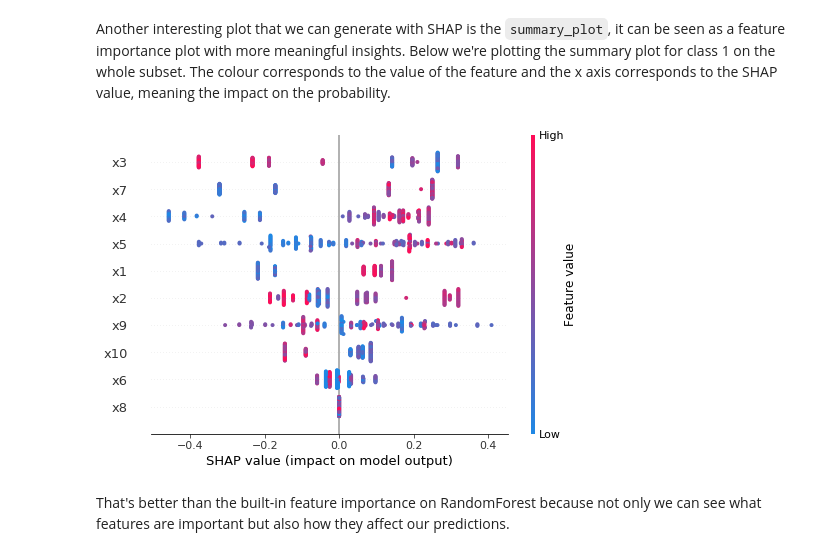
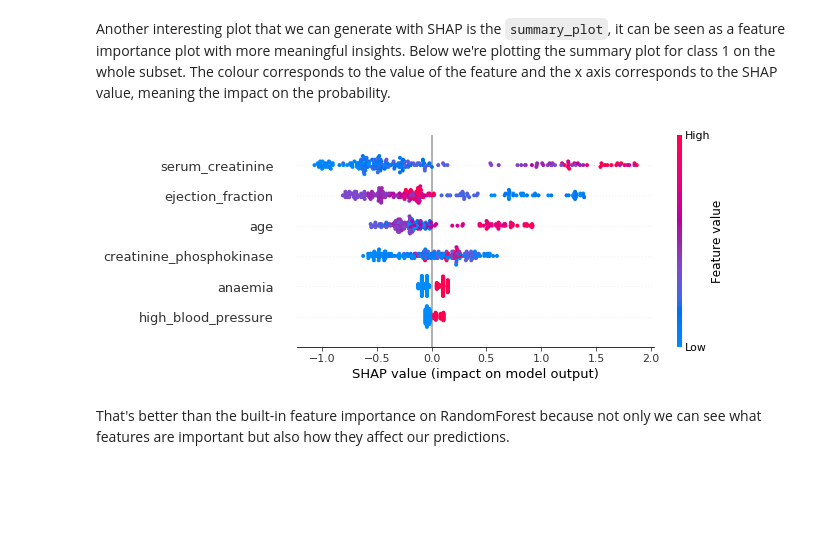
Before and after one commit to yanbronshtein/MerckChallengeIMLRepo, a Jupyter notebook: Heart_Data_ML_April_5_21.ipynb, the cells around one changed output. Drawn from its saved outputs; the diff is of its cells as text; code cells hidden in the pictures; blank space fills up the shorter version.

```diff
--- a/Heart_Data_ML_April_5_21.ipynb
+++ b/Heart_Data_ML_April_5_21.ipynb
@@ -18,6 +18,6 @@ from xgboost.sklearn import XGBClassifier
 from sklearn.metrics import roc_auc_score
 # %%
 !pwd
-data = pd.read_csv("/Users/jeffgong/myProject/MerckChallengeIMLRepo/heart_failure_clinical_record.csv")  # type and enter pwd and see if dataset is in same directory
+data = pd.read_csv("/Users/yanivbronshtein/Downloads/heart_failure_clinical_records_dataset.csv")  # type and enter pwd and see if dataset is in same directory
 data.head()
 # %% [output]
@@ -419,0 +423,6 @@ cat_features = ["job", "marital", "education","default", "housing", "loan",
+# %%
+features_used = ['age', 'anaemia', 'creatinine_phosphokinase',
+                 'ejection_fraction', 'high_blood_pressure',
+                 'serum_creatinine'
+                ]
+number_features = len(features_used)
@@ -420,2 +433,5 @@ cat_features = ["job", "marital", "education","default", "housing", "loan",
+# %%
+X = data[features_used]
+y = data['DEATH_EVENT']
 # %% [markdown]
 We'll define a new `ColumnTransformer` object (new in sklearn 0.20) that keeps our numerical features and apply one hot encoding on our categorical features. That will allow us to create a clean pipeline that includes both features engineering (one hot encoding here) and training the model (a nice way to avoid data leakage)
@@ -427,3 +438,5 @@ preprocessor = ColumnTransformer([("numerical", "passthrough", num_features)])
+# %%
+preprocessor = ColumnTransformer([("numerical", "passthrough", features_used)])
 # %% [markdown]
 Now we can define our 4 models as sklearn `Pipeline` object, containing our preprocessing step and training of one given algorithm.
 # %%
@@ -1078,9 +1179,9 @@ We can see our 1000 samples on the x axis. The y-axis corresponds to the same sc
 Another interesting plot that we can generate with SHAP is the `summary_plot`, it can be seen as a feature importance plot with more meaningful insights. Below we're plotting the summary plot for class 1 on the whole subset.
 The colour corresponds to the value of the feature and the x axis corresponds to the SHAP value, meaning the impact on the probability.
 # %%
-shap.summary_plot(shap_values, features=observations, feature_names=num_features)
+shap.summary_plot(shap_values, features=observations, feature_names=features_used)
 # %% [output]
-[figure, old version]
+[figure, new version]
 # %% [markdown]
 That's better than the built-in feature importance on RandomForest because not only we can see what features are important but also how they affect our predictions.
 # %%
```
Also changed, not shown: parts of 64 cells of this notebook.
